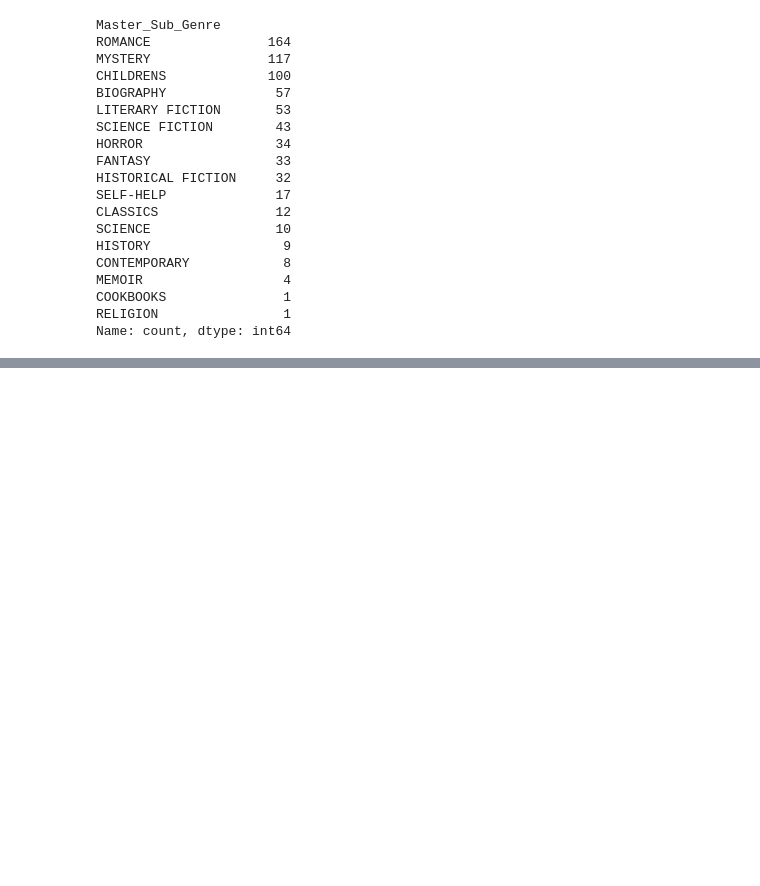
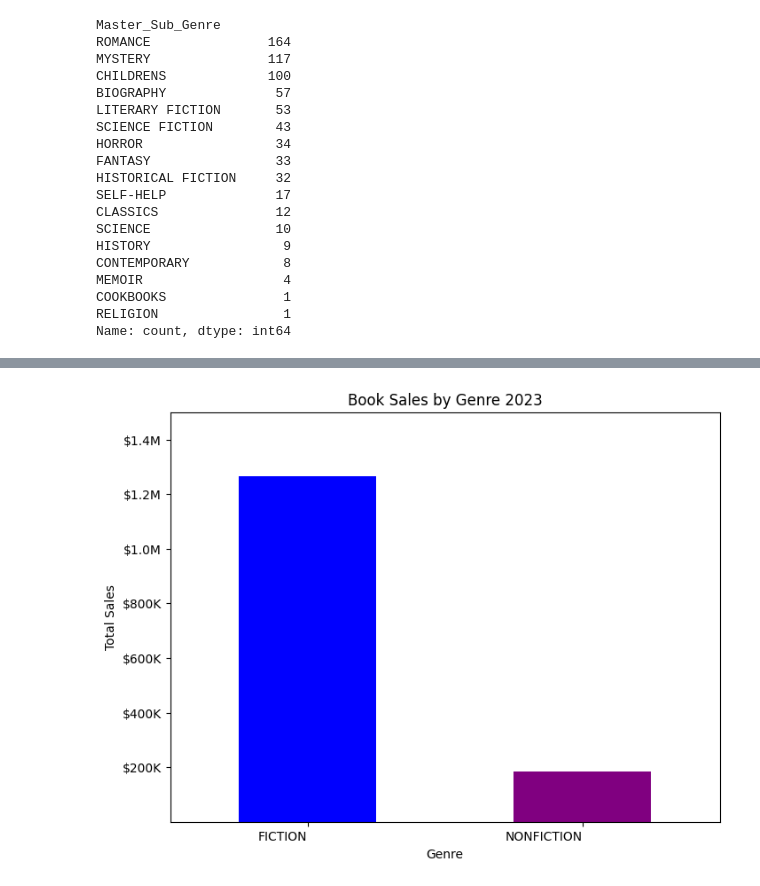
Before and after one commit to ammabe1/Publish-Me---Release-Assistant, a Jupyter notebook: Publish_Me Release_Assistant.ipynb, the cells around one changed output, grey strips where cells are left out. Drawn from its saved outputs; the diff is of its cells as text; code cells hidden in the pictures; blank space fills up the shorter version.

```diff
--- a/Publish_Me Release_Assistant.ipynb
+++ b/Publish_Me Release_Assistant.ipynb
@@ -545,0 +584,24 @@ Full_Book_Details_modified.head(10)
+# %%
+#change orientation of graph and dollar ticks
+def currency(x,pos):
+    if x >=1e6:
+        s = '${:1.1f}M'.format(x*1e-6)
+    else:
+        s = '${:1.0f}K'.format(x*1e-3)
+    return s
+
+fig, ax = plt.subplots(figsize=(8,6))
+sales_grouped_by.plot(kind='bar', color=['blue','purple'])
+labels = ax.get_xticklabels()
+plt.setp(labels,
+          rotation = 0,
+          horizontalalignment='right')
+ax.set(ylim=[10,1500000],
+       ylabel='Total Sales', xlabel='Genre',
+       title='Book Sales by Genre 2023')
+ax.yaxis.set_major_formatter(currency)
+
+plt.savefig('barplot_Maser_Genre_Booksales.png')
+plt.show()
+# %% [output]
+[figure, added]
```
Also changed, not shown: parts of 7 cells of this notebook, 1 other file.
